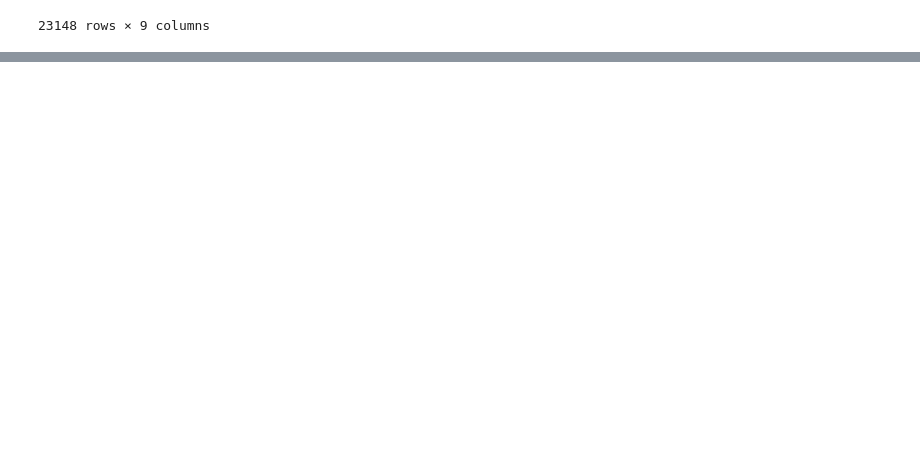
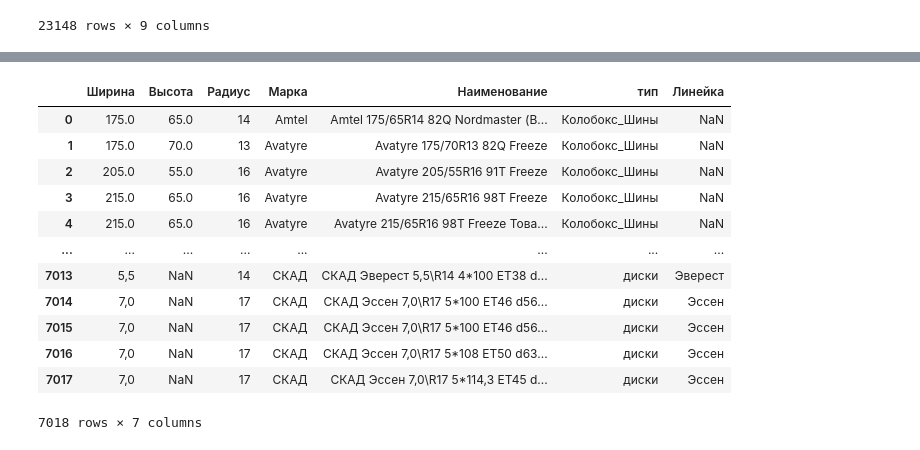
Before and after one commit to IgorSondors/BERT_NER, a Jupyter notebook: NER_dataset.ipynb, the cells around one changed output, grey strips where cells are left out. Drawn from its saved outputs; the diff is of its cells as text; code cells hidden in the pictures; blank space fills up the shorter version.

Commit message:
unify and clear data

```diff
--- a/NER_dataset.ipynb
+++ b/NER_dataset.ipynb
@@ -128,0 +57,77 @@ df4
+# %%
+def data_1C(pth1, pth2, pth3, pth4):
+    df1 = pd.read_excel(pth1)
+    df1 = df1.drop(index=0)
+
+    df1['тип'] = ['Колобокс_Шины' for i in range(len(df1))]
+    df1 = df1.rename(columns={'Ширина': 'Шир', 'Диаметр': 'Диам', 'Профиль': 'Проф', 'Марка (бренд)': 'Марка'})
+
+    df2 = pd.read_excel(pth2)
+    df2['тип'] = ['легковая_резина' for i in range(len(df2))]
+
+    df3 = pd.read_excel(pth3)
+    df3['тип'] = ['грузовая_резина' for i in range(len(df3))]
+
+    df4 = pd.read_excel(pth4)
+    df4['тип'] = ['диски' for i in range(len(df4))]
+
+    return df1, df2, df3, df4
+
+def concat_and_clear(lst):
+    df = pd.concat(lst, ignore_index=True)
+    rm = ['Сезонность',
+        'Артикул',
+        'Код 1С',
+        'Код_произв',
+        'РРЦ',
+        'Тип_диска',
+        'Отв',
+        'PCD',
+        'DPCD',
+        'Вылет',
+        'Ступица',
+        'RN',
+        'Остаток',
+        'Резерв',
+        'Заказ',
+        'Цена_руб',
+        'Распр',
+        'Происх',
+        'Сезон',
+        'Скор',
+        'Размер',
+        'Шип']
+
+    df = df.drop(columns=rm)
+    df = df.rename(columns={'Шир': 'Ширина', 'Диам': 'Радиус', 'Проф': 'Высота', 'Модель': 'Линейка'})
+
+    df = df[df['Ширина']!="@ширина рез."]
+    df = df[df['Высота']!="@профиль"]
+    df = df[df['Радиус']!="@диаметр"]
+    df = df[df['Линейка']!="@модель дис."]
+    df = df.reset_index(drop=True)
+
+    return df
+
+pth1 = "/home/sondors/Documents/price/BERT_NER/csv/Прайс_Колобокс_Шины_2018-07-07 (XLS).xls"
+pth2 = "/home/sondors/Documents/price/BERT_NER/csv/легковая_резина.xls"
+pth3 = "/home/sondors/Documents/price/BERT_NER/csv/грузовая_резина.xls"
+pth4 = "/home/sondors/Documents/price/BERT_NER/csv/диски.xls"
+
+df1, df2, df3, df4 = data_1C(pth1, pth2, pth3, pth4)
+df_opensource = concat_and_clear([df1, df2, df3, df4])
+df_opensource
+# %% [output]
+|  | Ширина | Высота | Радиус | Марка | Наименование | тип | Линейка |
+| 0 | 175.0 | 65.0 | 14 | Amtel | Amtel 175/65R14 82Q Nordmaster (В... | Колобокс_Шины | NaN |
+| 1 | 175.0 | 70.0 | 13 | Avatyre | Avatyre 175/70R13 82Q Freeze | Колобокс_Шины | NaN |
+| 2 | 205.0 | 55.0 | 16 | Avatyre | Avatyre 205/55R16 91T Freeze | Колобокс_Шины | NaN |
+| 3 | 215.0 | 65.0 | 16 | Avatyre | Avatyre 215/65R16 98T Freeze | Колобокс_Шины | NaN |
+| 4 | 215.0 | 65.0 | 16 | Avatyre | Avatyre 215/65R16 98T Freeze Това... | Колобокс_Шины | NaN |
+| ... | ... | ... | ... | ... | ... | ... | ... |
+| 7013 | 5,5 | NaN | 14 | СКАД | СКАД Эверест 5,5\R14 4*100 ET38 d... | диски | Эверест |
+| 7014 | 7,0 | NaN | 17 | СКАД | СКАД Эссен 7,0\R17 5*100 ET46 d56... | диски | Эссен |
+| 7015 | 7,0 | NaN | 17 | СКАД | СКАД Эссен 7,0\R17 5*100 ET46 d56... | диски | Эссен |
+| 7016 | 7,0 | NaN | 17 | СКАД | СКАД Эссен 7,0\R17 5*108 ET50 d63... | диски | Эссен |
+| 7017 | 7,0 | NaN | 17 | СКАД | СКАД Эссен 7,0\R17 5*114,3 ET45 d... | диски | Эссен |
+7018 rows × 7 columns
```
Also changed, not shown: parts of 6 cells of this notebook.
